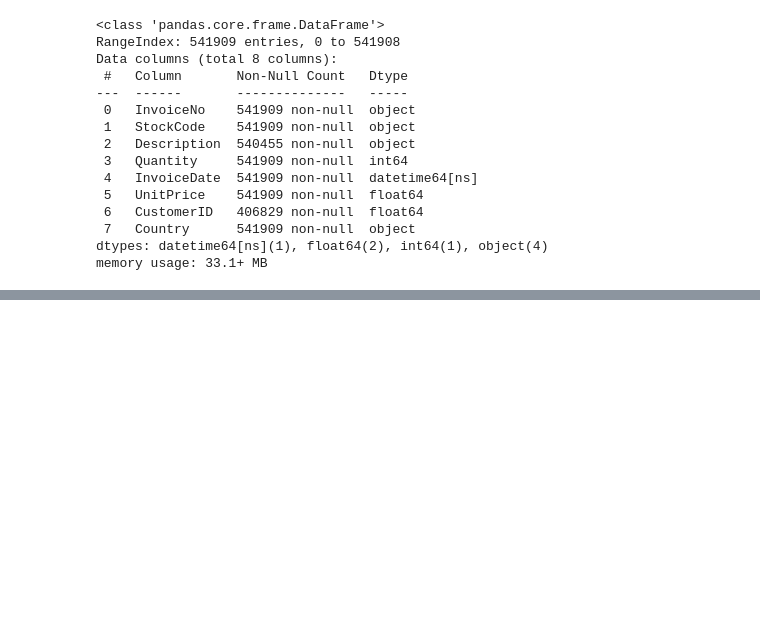
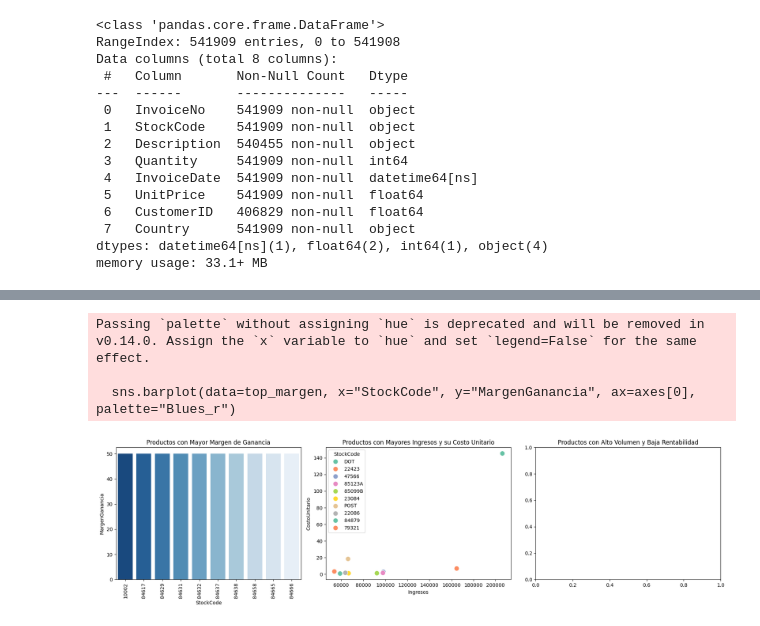
Before and after one commit to JosePicalua/Proyectos-Data-Analys-Science, a Jupyter notebook: DataSet-Kaggle/Proyecto-3-Online-Retail/proyectoVENTASonlineretail.ipynb, the cells around one changed output, grey strips where cells are left out. Drawn from its saved outputs; the diff is of its cells as text; code cells hidden in the pictures; blank space fills up the shorter version.

```diff
--- a/DataSet-Kaggle/Proyecto-3-Online-Retail/proyectoVENTASonlineretail.ipynb
+++ b/DataSet-Kaggle/Proyecto-3-Online-Retail/proyectoVENTASonlineretail.ipynb
@@ -86,0 +294,46 @@ df_train.to_csv(ruta, index=False, encoding='utf-8')
+# %%
+# Suponemos que el costo unitario es el 50% del precio de venta si no tenemos la info
+df_train["CostoUnitario"] = df_train["UnitPrice"] * 0.5
+
+# Calculamos el margen de ganancia por producto
+df_train["MargenGanancia"] = ((df_train["UnitPrice"] - df_train["CostoUnitario"]) / df_train["UnitPrice"]) * 100
+
+# Calculamos los ingresos totales por producto
+df_train["Ingresos"] = df_train["Quantity"] * df_train["UnitPrice"]
+
+# Agrupamos por producto
+productos = df_train.groupby("StockCode").agg({
+    "MargenGanancia": "mean",
+    "Ingresos": "sum",
+    "CostoUnitario": "mean",
+    "Quantity": "sum"
+}).reset_index()
+
+# Ordenamos por los valores más altos
+top_margen = productos.sort_values(by="MargenGanancia", ascending=False).head(10)
+top_ingresos = productos.sort_values(by="Ingresos", ascending=False).head(10)
+baja_rentabilidad = productos[(productos["Quantity"] > productos["Quantity"].quantile(0.75)) &
+                              (productos["MargenGanancia"] < productos["MargenGanancia"].median())]
+
+# Configurar las gráficas
+fig, axes = plt.subplots(1, 3, figsize=(18, 5))
+
+# 📌 1. Margen de ganancia promedio por producto
+sns.barplot(data=top_margen, x="StockCode", y="MargenGanancia", ax=axes[0], palette="Blues_r")
+axes[0].set_title("Productos con Mayor Margen de Ganancia")
+axes[0].set_xticklabels(axes[0].get_xticklabels(), rotation=90)
+
+# 📌 2. Productos con mayores ingresos y su costo unitario
+sns.scatterplot(data=top_ingresos, x="Ingresos", y="CostoUnitario", hue="StockCode", ax=axes[1], palette="Set2", s=100)
+axes[1].set_title("Productos con Mayores Ingresos y su Costo Unitario")
+# 📌 3. Productos con alto volumen pero baja rentabilidad
+sns.scatterplot(data=baja_rentabilidad, x="Quantity", y="MargenGanancia", hue="StockCode", ax=axes[2], palette="coolwarm", s=100)
+axes[2].set_title("Productos con Alto Volumen y Baja Rentabilidad")
+
+plt.tight_layout()
+plt.show()
+# %% [output]
+Passing `palette` without assigning `hue` is deprecated and will be removed in v0.14.0. Assign the `x` variable to `hue` and set `legend=False` for the same effect.
+
+  sns.barplot(data=top_margen, x="StockCode", y="MargenGanancia", ax=axes[0], palette="Blues_r")
+[figure, added]
```
Also changed, not shown: parts of 31 cells of this notebook.
